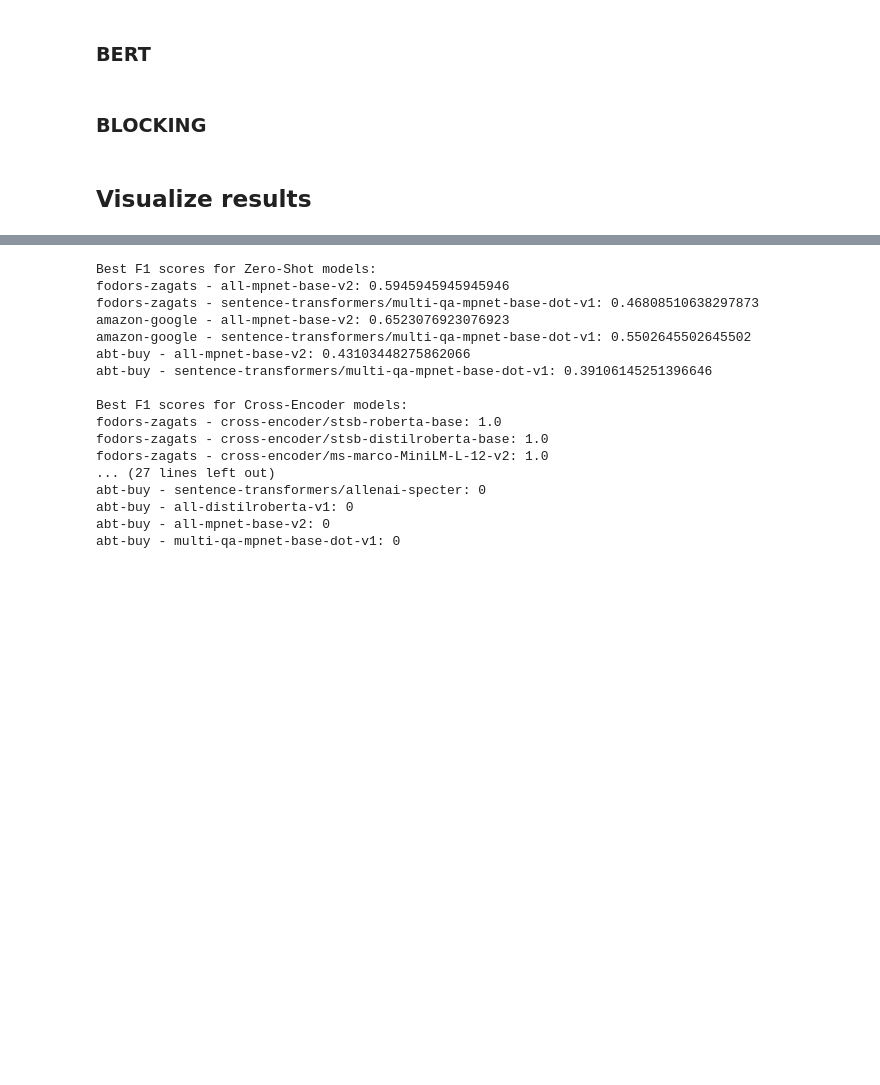
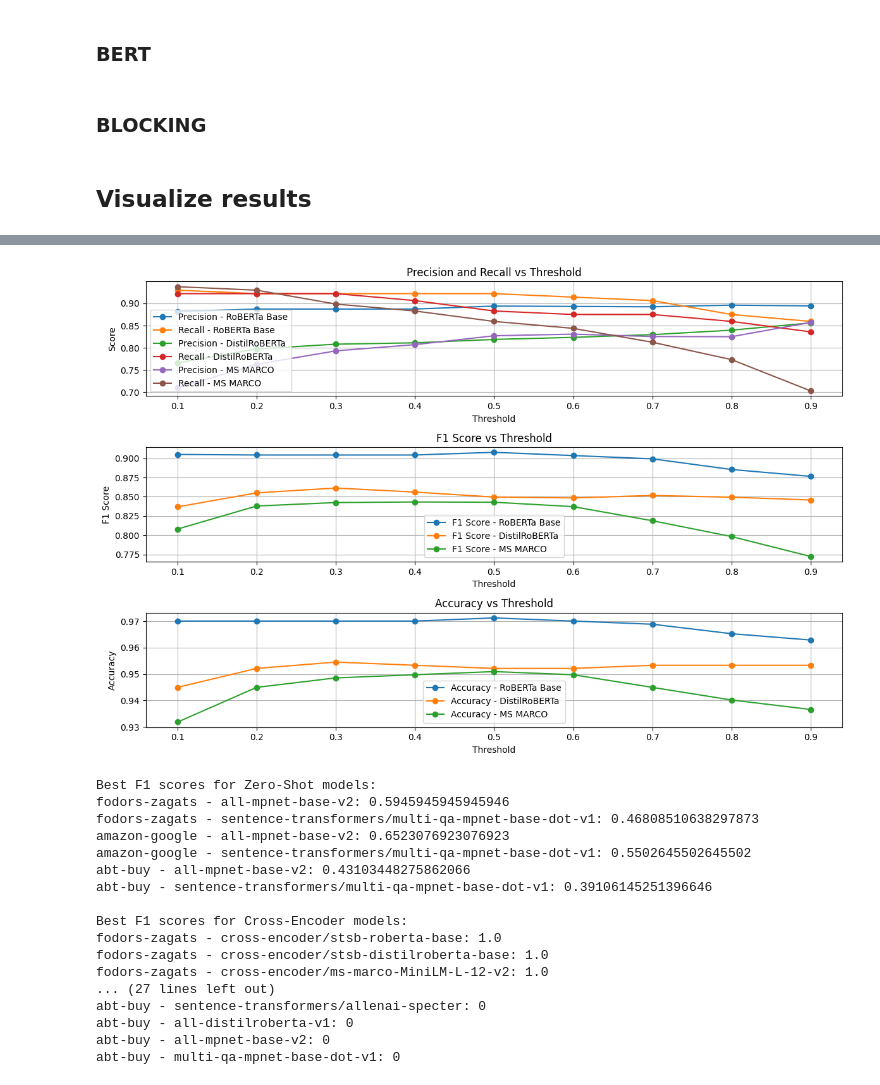
Before and after one commit to ttperr/WavER, a Jupyter notebook: src/results.ipynb, the cells around one changed output, grey strips where cells are left out. Cells and saved outputs as stored; diff of their text form; code cells hidden in the pictures; blank space fills up the shorter version.

```diff
--- a/src/results.ipynb
+++ b/src/results.ipynb
@@ -243,3 +225,90 @@ plt.show()
+# %%
+# Plot some tresholds
+
+data_name = 'amazon-google'
+order_cols = False
+remove_col_names = True
+
+f1_score_cross_roberta_base = []
+recall_cross_roberta_base = []
+precision_cross_roberta_base = []
+accuracy_cross_roberta_base = []
+f1_score_cross_distilbert = []
+recall_cross_distilbert = []
+precision_cross_distilbert = []
+accuracy_cross_distilbert = []
+f1_score_ms_marco = []
+recall_ms_marco = []
+precision_ms_marco = []
+accuracy_ms_marco = []
+
+thresholds = np.linspace(0.1, 0.9, 9)
+
+# Load data
+table_a_serialized, table_b_serialized, X_train_ids, y_train, X_valid_ids, y_valid, X_test_ids, y_test = load_data(os.path.join(import_data.DATA_FOLDER, data_name))
+
+for threshold in thresholds:
+    logits_roberta_base = results_dict_cross[data_name]['cross-encoder/stsb-roberta-base'][order_cols][remove_col_names]['logits']['pred'].values
+    logits_distilbert = results_dict_cross[data_name]['cross-encoder/stsb-distilroberta-base'][order_cols][remove_col_names]['logits']['pred'].values
+    logits_ms_marco = results_dict_cross[data_name]['cross-encoder/ms-marco-MiniLM-L-12-v2'][order_cols][remove_col_names]['logits']['pred'].values
+
+    f1_score_cross_roberta_base.append(f1_score(y_test, logits_roberta_base > threshold))
+    recall_cross_roberta_base.append(recall_score(y_test, logits_roberta_base > threshold))
+    precision_cross_roberta_base.append(precision_score(y_test, logits_roberta_base > threshold))
+    accuracy_cross_roberta_base.append(accuracy_score(y_test, logits_roberta_base > threshold))
+
+    f1_score_cross_distilbert.append(f1_score(y_test, logits_distilbert > threshold))
+    recall_cross_distilbert.append(recall_score(y_test, logits_distilbert > threshold))
+    precision_cross_distilbert.append(precision_score(y_test, logits_distilbert > threshold))
+    accuracy_cross_distilbert.append(accuracy_score(y_test, logits_distilbert > threshold))
+
+    f1_score_ms_marco.append(f1_score(y_test, logits_ms_marco > threshold))
+    recall_ms_marco.append(recall_score(y_test, logits_ms_marco > threshold))
+    precision_ms_marco.append(precision_score(y_test, logits_ms_marco > threshold))
+    accuracy_ms_marco.append(accuracy_score(y_test, logits_ms_marco > threshold))
+
+plt.figure(figsize=(12, 8))
+
+# Plot Precision and Recall
+plt.subplot(3, 1, 1)
+plt.plot(thresholds, precision_cross_roberta_base, label='Precision - RoBERTa Base', marker='o')
+plt.plot(thresholds, recall_cross_roberta_base, label='Recall - RoBERTa Base', marker='o')
+plt.plot(thresholds, precision_cross_distilbert, label='Precision - DistilRoBERTa', marker='o')
+plt.plot(thresholds, recall_cross_distilbert, label='Recall - DistilRoBERTa', marker='o')
+plt.plot(thresholds, precision_ms_marco, label='Precision - MS MARCO', marker='o')
+plt.plot(thresholds, recall_ms_marco, label='Recall - MS MARCO', marker='o')
+plt.xlabel('Threshold')
+plt.ylabel('Score')
+plt.title('Precision and Recall vs Threshold')
+plt.legend()
+plt.grid(True)
+
+# Plot F1 Score
+plt.subplot(3, 1, 2)
+plt.plot(thresholds, f1_score_cross_roberta_base, label='F1 Score - RoBERTa Base', marker='o')
+plt.plot(thresholds, f1_score_cross_distilbert, label='F1 Score - DistilRoBERTa', marker='o')
+plt.plot(thresholds, f1_score_ms_marco, label='F1 Score - MS MARCO', marker='o')
+plt.xlabel('Threshold')
+plt.ylabel('F1 Score')
+plt.title('F1 Score vs Threshold')
+plt.legend()
+plt.grid(True)
+
+# Plot Accuracy
+plt.subplot(3, 1, 3)
+plt.plot(thresholds, accuracy_cross_roberta_base, label='Accuracy - RoBERTa Base', marker='o')
+plt.plot(thresholds, accuracy_cross_distilbert, label='Accuracy - DistilRoBERTa', marker='o')
+plt.plot(thresholds, accuracy_ms_marco, label='Accuracy - MS MARCO', marker='o')
+plt.xlabel('Threshold')
+plt.ylabel('Accuracy')
+plt.title('Accuracy vs Threshold')
+plt.legend()
+plt.grid(True)
+
+plt.tight_layout()
+plt.show()
+# %% [output]
+[figure, added]
 # %%
 def get_best_f1_score(results_dict):
     best_f1_scores = {}
```
Also changed, not shown: parts of 4 cells of this notebook, 2 other files.
